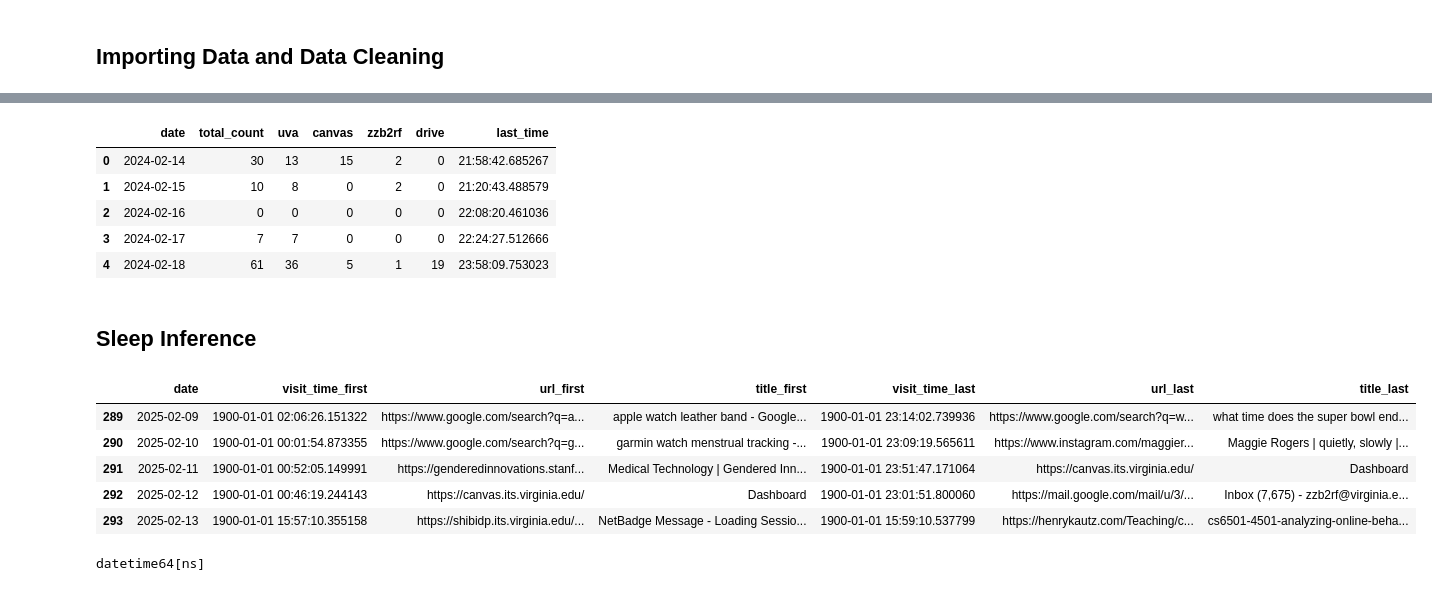
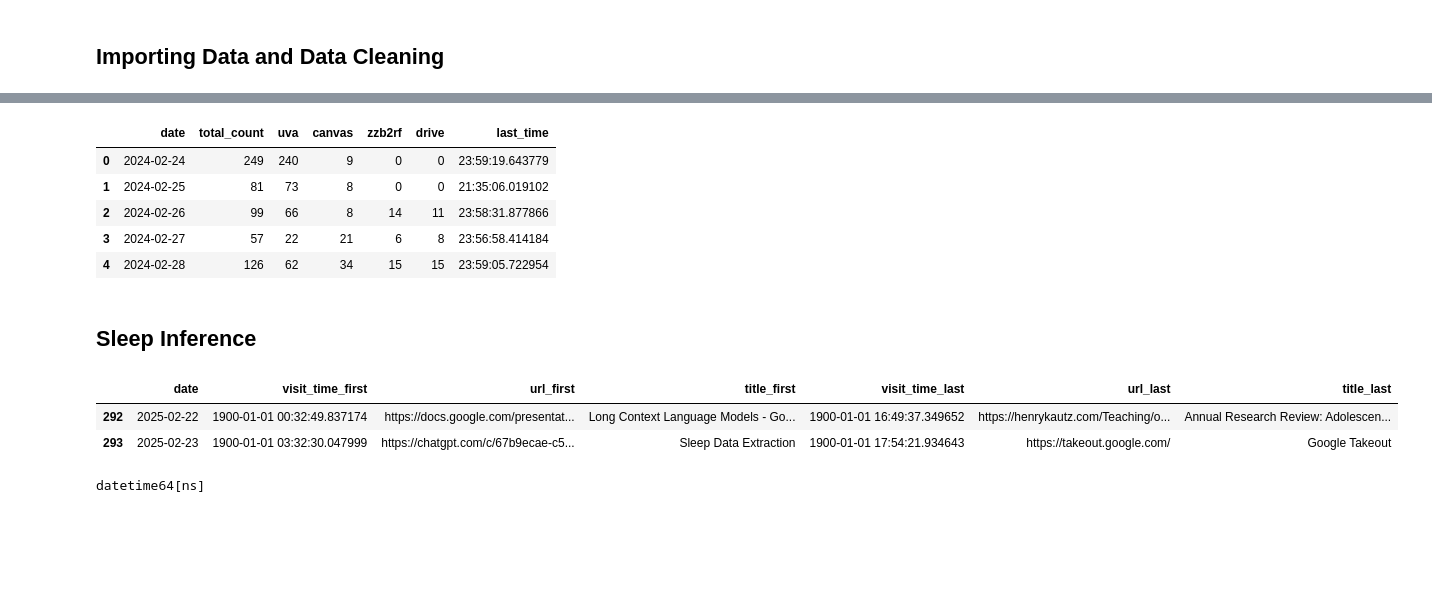
Before and after one commit to elaine-zhang12/google_takeout_sleep, a Jupyter notebook: elaine_sleep_inference.ipynb, the cells around one changed output, grey strips where cells are left out. Saved outputs shown, nothing was run; the diff lists cells and outputs as text; code cells hidden in the pictures; blank space fills up the shorter version.

```diff
--- a/elaine_sleep_inference.ipynb
+++ b/elaine_sleep_inference.ipynb
@@ -11,7 +11,7 @@ from datetime import datetime, timedelta
 import json
 import matplotlib.pyplot as plt
 # %%
-file_path = "EZ_data/History.json"
+file_path = "EZ_data/history_chrome.json"
 
 with open(file_path, "r", encoding="utf-8") as f:
     data = json.load(f)  # Load JSON data
@@ -79,8 +79,8 @@ summary_df = summary_df.sort_values("date").reset_index(drop=True)
 summary_df.head()
 # %% [output]
 |  | date | total_count | uva | canvas | zzb2rf | drive | last_time |
-| 0 | 2024-02-14 | 30 | 13 | 15 | 2 | 0 | 21:58:42.685267 |
-| 1 | 2024-02-15 | 10 | 8 | 0 | 2 | 0 | 21:20:43.488579 |
-| 2 | 2024-02-16 | 0 | 0 | 0 | 0 | 0 | 22:08:20.461036 |
-| 3 | 2024-02-17 | 7 | 7 | 0 | 0 | 0 | 22:24:27.512666 |
-| 4 | 2024-02-18 | 61 | 36 | 5 | 1 | 19 | 23:58:09.753023 |
+| 0 | 2024-02-24 | 249 | 240 | 9 | 0 | 0 | 23:59:19.643779 |
+| 1 | 2024-02-25 | 81 | 73 | 8 | 0 | 0 | 21:35:06.019102 |
+| 2 | 2024-02-26 | 99 | 66 | 8 | 14 | 11 | 23:58:31.877866 |
+| 3 | 2024-02-27 | 57 | 22 | 21 | 6 | 8 | 23:56:58.414184 |
+| 4 | 2024-02-28 | 126 | 62 | 34 | 15 | 15 | 23:59:05.722954 |
@@ -89,39 +91,36 @@ summary_df.head()
 # %%
 # get the first and last visited websites per date
 
 def get_first_and_last_visits(df):
     # find first and last visited websites per date
     first_visits = df.loc[df.groupby("date")["time"].idxmin()]
     last_visits = df.loc[df.groupby("date")["time"].idxmax()]
 
     # select relevant columns
     first_visits = first_visits[["date", "time", "url", "title"]].rename(columns={
         "time": "visit_time_first",
         "url": "url_first",
         "title": "title_first"
     })
 
     last_visits = last_visits[["date", "time", "url", "title"]].rename(columns={
         "time": "visit_time_last",
         "url": "url_last",
         "title": "title_last"
     })
 
     # merge both DataFrames on visit_date to get one row per date
     visit_summary = pd.merge(first_visits, last_visits, on="date")
     visit_summary["visit_time_first"] = pd.to_datetime(visit_summary["visit_time_first"].astype(str), format='%H:%M:%S.%f')
     visit_summary["visit_time_last"] = pd.to_datetime(visit_summary["visit_time_last"].astype(str), format='%H:%M:%S.%f')
     return visit_summary
 
 visit_summary_df = get_first_and_last_visits(elaine_chrome_history)
-visit_summary_df.tail()
+visit_summary_df.tail(2)
 # %% [output]
 |  | date | visit_time_first | url_first | title_first | visit_time_last | url_last | title_last |
-| 289 | 2025-02-09 | 1900-01-01 02:06:26.151322 | https://www.google.com/search?q=a... | apple watch leather band - Google... | 1900-01-01 23:14:02.739936 | https://www.google.com/search?q=w... | what time does the super bowl end... |
-| 290 | 2025-02-10 | 1900-01-01 00:01:54.873355 | https://www.google.com/search?q=g... | garmin watch menstrual tracking -... | 1900-01-01 23:09:19.565611 | https://www.instagram.com/maggier... | Maggie Rogers | quietly, slowly |... |
-| 291 | 2025-02-11 | 1900-01-01 00:52:05.149991 | https://genderedinnovations.stanf... | Medical Technology | Gendered Inn... | 1900-01-01 23:51:47.171064 | https://canvas.its.virginia.edu/ | Dashboard |
-| 292 | 2025-02-12 | 1900-01-01 00:46:19.244143 | https://canvas.its.virginia.edu/ | Dashboard | 1900-01-01 23:01:51.800060 | https://mail.google.com/mail/u/3/... | Inbox (7,675) - zzb2rf@virginia.e... |
-| 293 | 2025-02-13 | 1900-01-01 15:57:10.355158 | https://shibidp.its.virginia.edu/... | NetBadge Message - Loading Sessio... | 1900-01-01 15:59:10.537799 | https://henrykautz.com/Teaching/c... | cs6501-4501-analyzing-online-beha... |
+| 292 | 2025-02-22 | 1900-01-01 00:32:49.837174 | https://docs.google.com/presentat... | Long Context Language Models - Go... | 1900-01-01 16:49:37.349652 | https://henrykautz.com/Teaching/o... | Annual Research Review: Adolescen... |
+| 293 | 2025-02-23 | 1900-01-01 03:32:30.047999 | https://chatgpt.com/c/67b9ecae-c5... | Sleep Data Extraction | 1900-01-01 17:54:21.934643 | https://takeout.google.com/ | Google Takeout |
 # %%
 sleep_df = pd.read_csv('elaine_sleep_data.csv')
 print(visit_summary_df["visit_time_first"].dtype)
```
Also changed, not shown: parts of 9 cells of this notebook, 1 other file.
